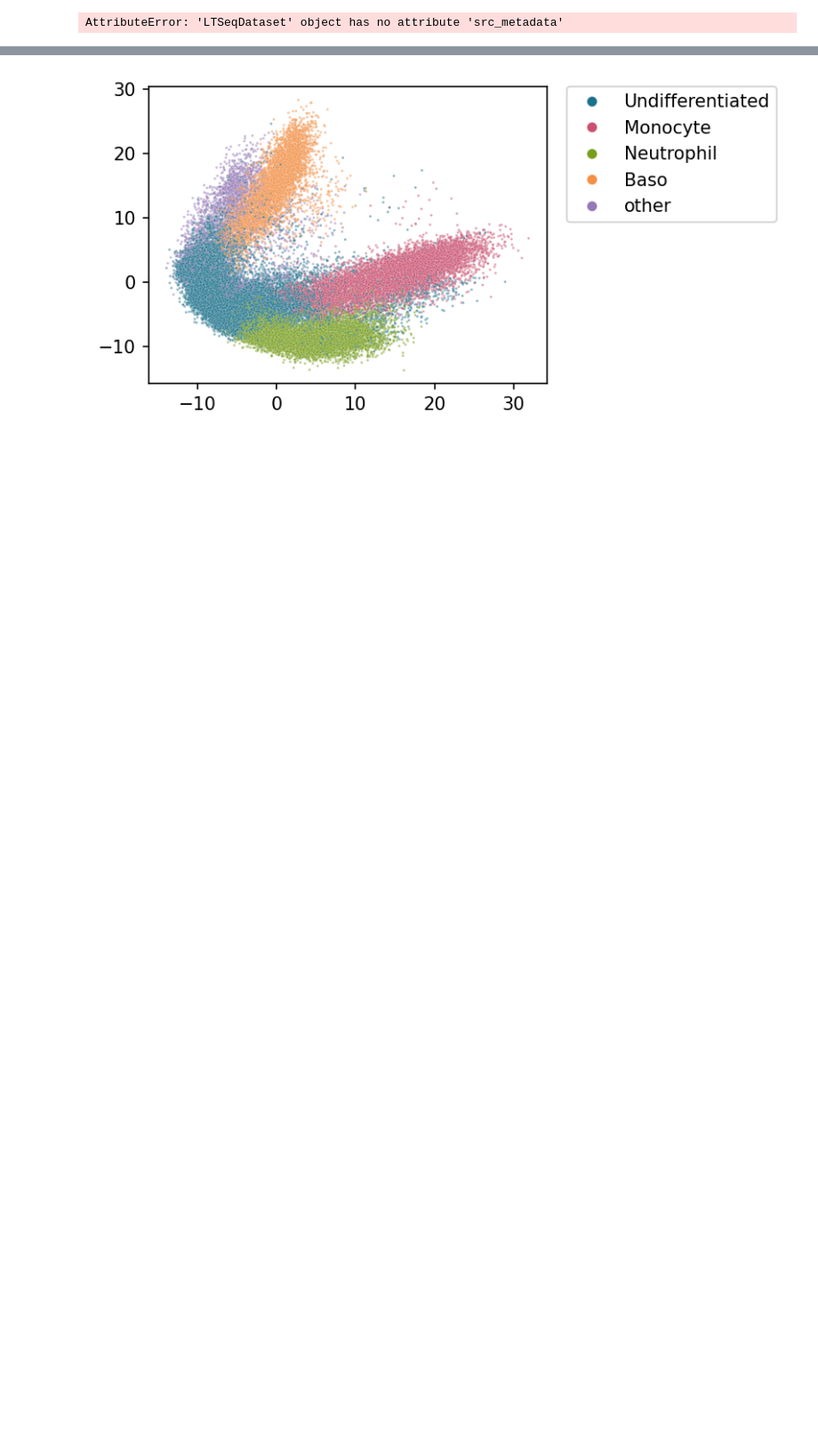
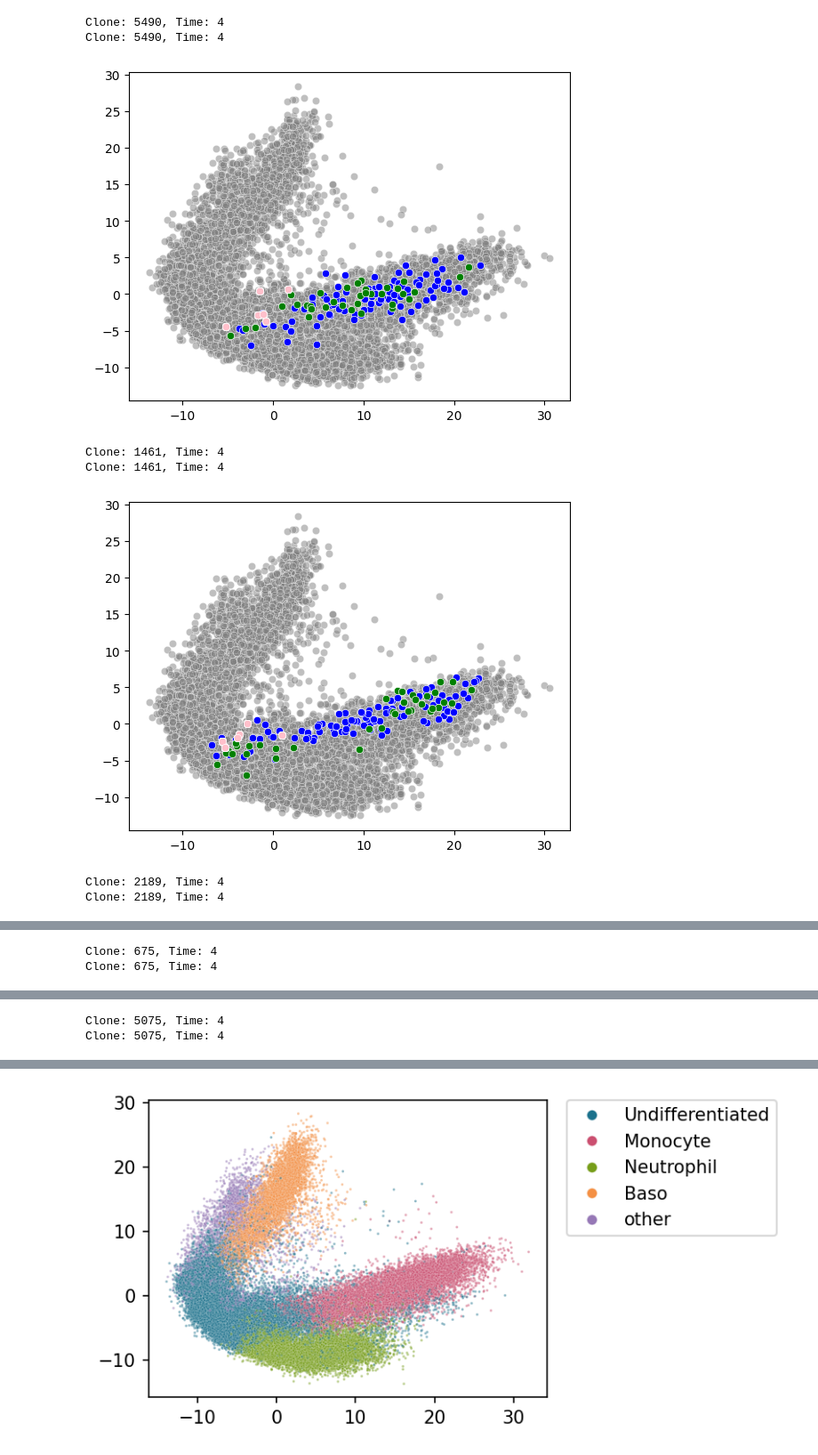
Before and after one commit to njwfish/DistributionConditionedTransport, a Jupyter notebook: notebooks/lt_eval.ipynb, the cells around one changed output, grey strips where cells are left out. Shown at 89% size. Cells and saved outputs as stored; diff of their text form; code cells hidden in the pictures; blank space fills up the shorter version.

```diff
--- a/notebooks/lt_eval.ipynb
+++ b/notebooks/lt_eval.ipynb
@@ -142,7 +146,7 @@ to_plot = lts.adata[np.random.choice(lts.adata.shape[0], 10000, replace=False)]
 for i in range(252):#np.random.choice(252, 10, replace=False):
 
 
-    metadata = lts.src_metadata[test_idx[i]]
+    metadata = lts.test_src_meta[test_idx[i]]
     clone = int(metadata[0])
     time = int(float(metadata[1]))
 
@@ -170,31 +174,38 @@ for i in range(252):#np.random.choice(252, 10, replace=False):
         #                 palette='tab10',
         #                 alpha=0.1)
 
         # sns.scatterplot(x=true_targets.obs['SPRING1'],
         #                 y=true_targets.obs['SPRING2'],
         #                 color='green',)
 
         # sns.scatterplot(x=neighbors.obs['SPRING1'],
         #                 y=neighbors.obs['SPRING2'],
         #                 color='red',)
 
         sns.scatterplot(x=to_plot.obsm['X_pca'][:, 0],
                         y=to_plot.obsm['X_pca'][:, 1],
                         color='gray', alpha=0.5)
 
         sns.scatterplot(x=predicted_pcs[:, 0],
                         y=predicted_pcs[:, 1],
                         color='blue',)
 
         sns.scatterplot(x=true_targets.obsm['X_pca'][:, 0],
                         y=true_targets.obsm['X_pca'][:, 1],
                         color='green',)
 
         sns.scatterplot(x=src_test.cpu().numpy()[i, :, 0],
                         y=src_test.cpu().numpy()[i, :, 1],
                         color='pink',)
 
 
         plt.show()
 # %% [output]
-AttributeError: 'LTSeqDataset' object has no attribute 'src_metadata'
+Clone: 5490, Time: 4
+Clone: 5490, Time: 4
+[figure, added]
+Clone: 1461, Time: 4
+Clone: 1461, Time: 4
+[figure, added]
+Clone: 2189, Time: 4
+Clone: 2189, Time: 4
@@ -200,0 +213,2 @@ AttributeError: 'LTSeqDataset' object has no attribute 'src_metadata'
+Clone: 675, Time: 4
+Clone: 675, Time: 4
@@ -200,0 +216,2 @@ AttributeError: 'LTSeqDataset' object has no attribute 'src_metadata'
+Clone: 5075, Time: 4
+Clone: 5075, Time: 4
```
Also changed, not shown: parts of 8 cells of this notebook, 3 other files.
